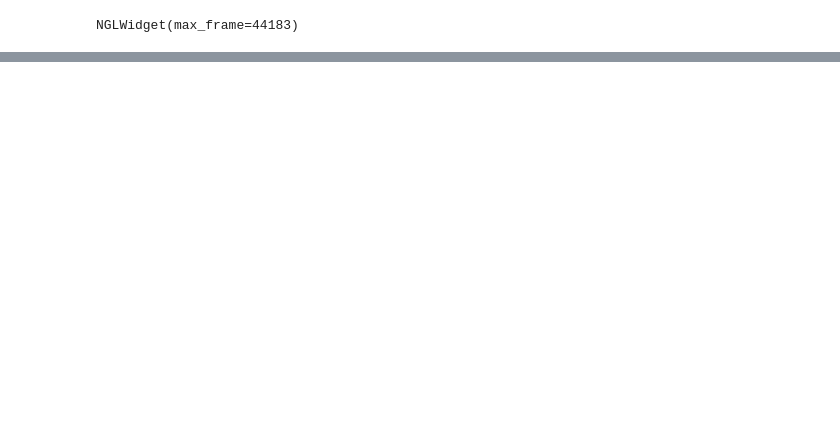
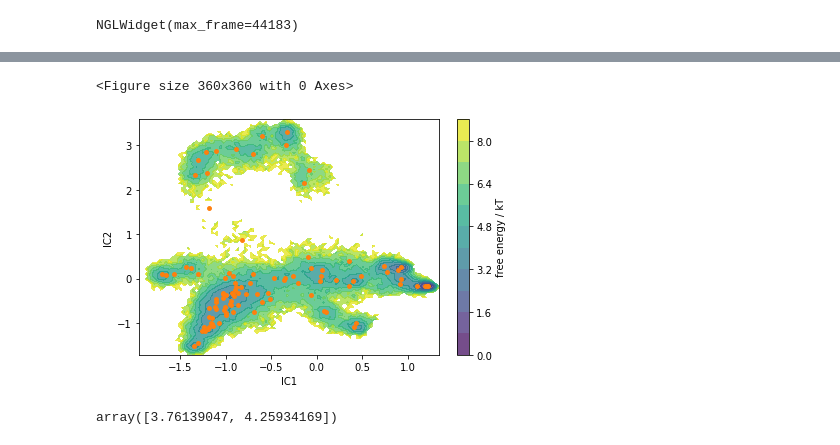
Before and after one commit to vvoelz/msm-best-practices, a Jupyter notebook: tutorial/pyemma/01-data-io-and-featurization.ipynb, the cells around one changed output, grey strips where cells are left out. Drawn from its saved outputs; the diff is of its cells as text; code cells hidden in the pictures; blank space fills up the shorter version.

```diff
--- a/tutorial/pyemma/01-data-io-and-featurization.ipynb
+++ b/tutorial/pyemma/01-data-io-and-featurization.ipynb
@@ -80,2 +88,7 @@ NGLWidget(max_frame=44183)
 # %%
+# Create a Featurizer object from the molecular topology
+feat = pyemma.coordinates.featurizer(pdbfile)
+backbone_distance_pairs = feat.pairs(feat.select_Backbone())
+feat.add_distances(backbone_distance_pairs, periodic=False)
+feat.describe()
 # %% [output]
@@ -82,0 +131,22 @@ NGLWidget(max_frame=44183)
+# %%
+# Do a single dimensionality reduction so we can visualize the landscape
+## Compare VAMP and TICA and PCA
+
+dim = 3
+lag = 100  # 100 x 100 ps = 10 ns vamp lag
+number_of_splits = 10
+validation_fraction = 0.5
+out_name = 'score_cv_out'
+save = True
+
+#pca = pyemma.coordinates.pca(data_concatenated, dim=3)
+pca = pyemma.coordinates.pca(data, dim=dim)
+pca_concatenated = np.concatenate(pca.get_output(stride=5))
+
+tica = pyemma.coordinates.tica(data, lag=lag, dim=dim, scaling = 'km')
+tica_concatenated = np.concatenate(tica.get_output(stride=5))
+
+vamp = pyemma.coordinates.vamp(data, lag=lag, dim=dim, scaling = 'km')
+vamp_concatenated = np.concatenate(vamp.get_output(stride=5))
+
+# cluster = pyemma.coordinates.cluster_kmeans(vamp, k=100, max_iter=50, stride=5)
@@ -82,0 +199,13 @@ NGLWidget(max_frame=44183)
+# %%
+cluster = pyemma.coordinates.cluster_kmeans(vamp, k=100, max_iter=50, stride=5)
+
+print(cluster.clustercenters.shape)
+
+plt.figure(figsize=(5, 5))
+pyemma.plots.plot_free_energy(vamp_concatenated[:,0], vamp_concatenated[:,1], cbar=True, cmap='viridis', ncontours=10, alpha=0.75)
+# plot the trace of the trajectory
+plt.scatter(cluster.clustercenters[:, 0], cluster.clustercenters[:, 1], s=15, c='C1')
+plt.xlabel('IC1')
+plt.ylabel('IC2')
+plt.tight_layout()
+# %% [output]
@@ -82,0 +214,2 @@ NGLWidget(max_frame=44183)
+<Figure size 360x360 with 0 Axes>
+[figure, added]
@@ -273,0 +299,4 @@ def generate_msm(cluster, n_cluster, msm_lag, save, save_dir, save_name, feat_na
+# %%
+scores
+# %% [output]
+array([3.76139047, 4.25934169])
```
Also changed, not shown: parts of 11 cells of this notebook.
